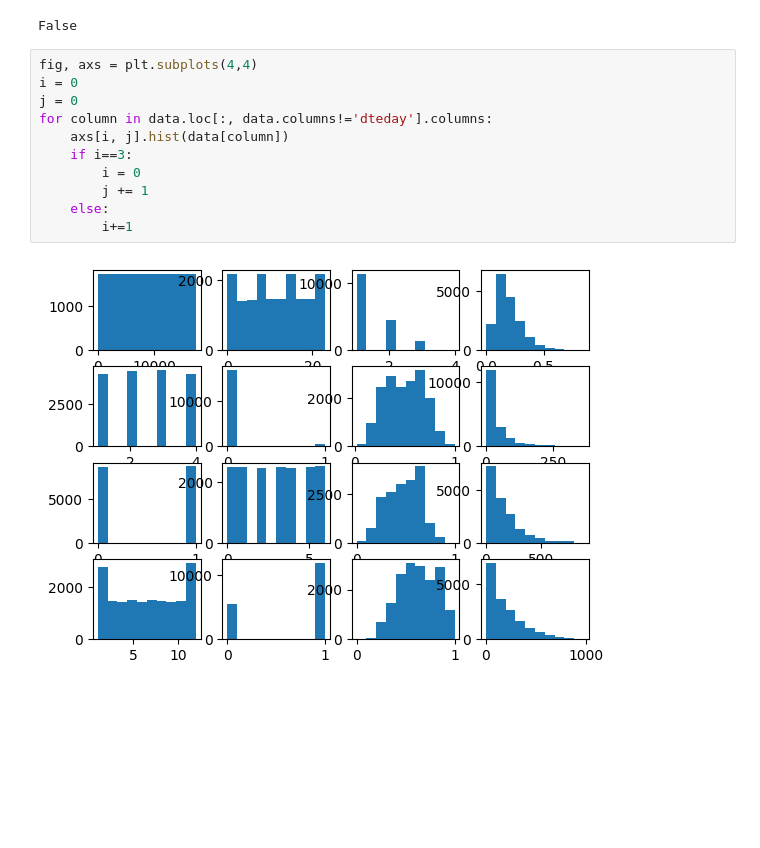
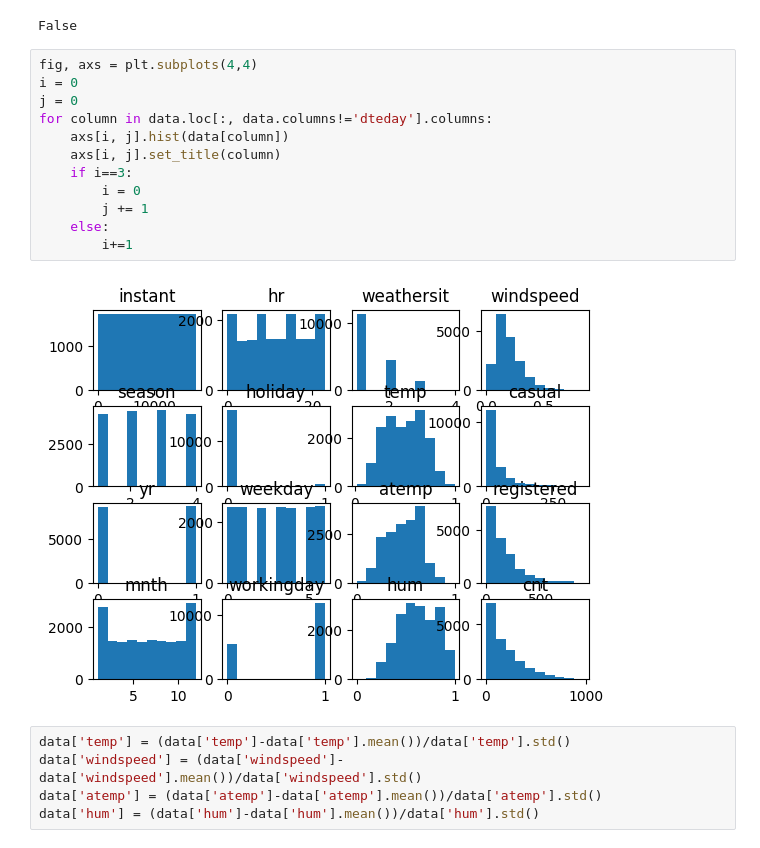
Before and after one commit to Mariuble/ucberkeley_bikerental, a Jupyter notebook: data_cleaning.ipynb, the cells around one changed output. Saved outputs shown, nothing was run; the diff lists cells and outputs as text; blank space fills up the shorter version.

```diff
--- a/data_cleaning.ipynb
+++ b/data_cleaning.ipynb
@@ -77,13 +75,19 @@ False
 # %%
 fig, axs = plt.subplots(4,4)
 i = 0
 j = 0
 for column in data.loc[:, data.columns!='dteday'].columns:
     axs[i, j].hist(data[column])
+    axs[i, j].set_title(column)
     if i==3:
         i = 0
         j += 1
     else:
         i+=1
 # %% [output]
-[figure, old version]
+[figure, new version]
+# %%
+data['temp'] = (data['temp']-data['temp'].mean())/data['temp'].std()
+data['windspeed'] = (data['windspeed']-data['windspeed'].mean())/data['windspeed'].std()
+data['atemp'] = (data['atemp']-data['atemp'].mean())/data['atemp'].std()
+data['hum'] = (data['hum']-data['hum'].mean())/data['hum'].std()
```
Also changed, not shown: parts of 5 cells of this notebook, 1 other file.
